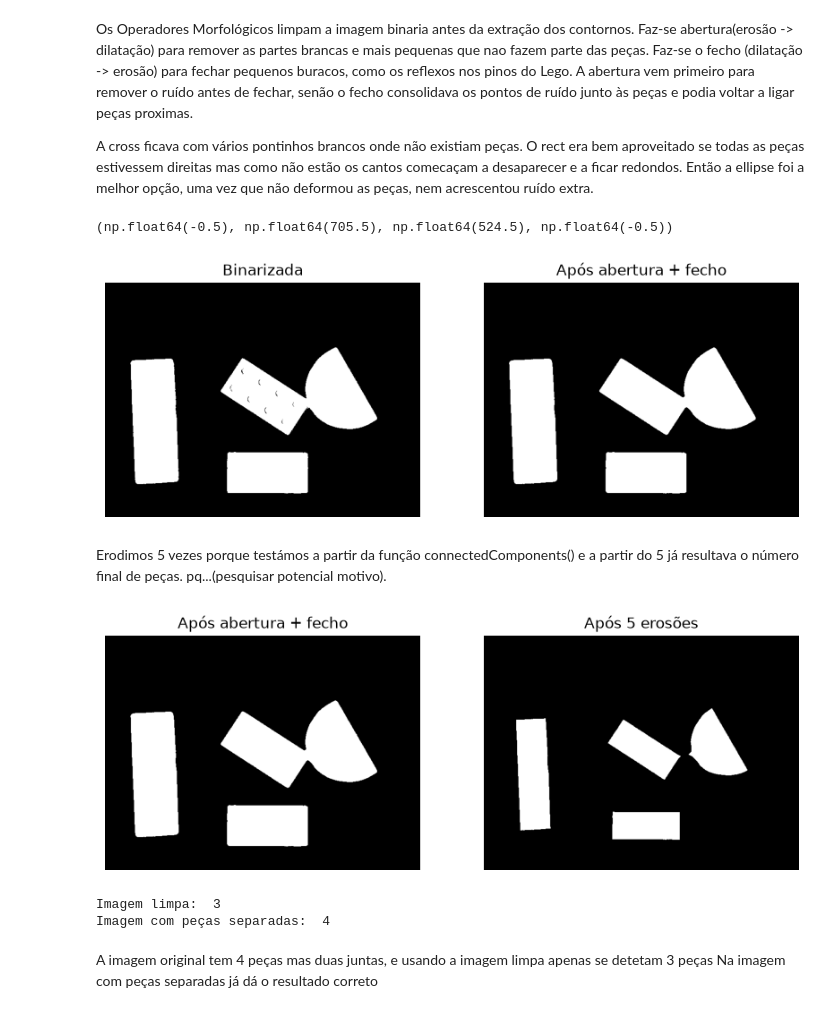
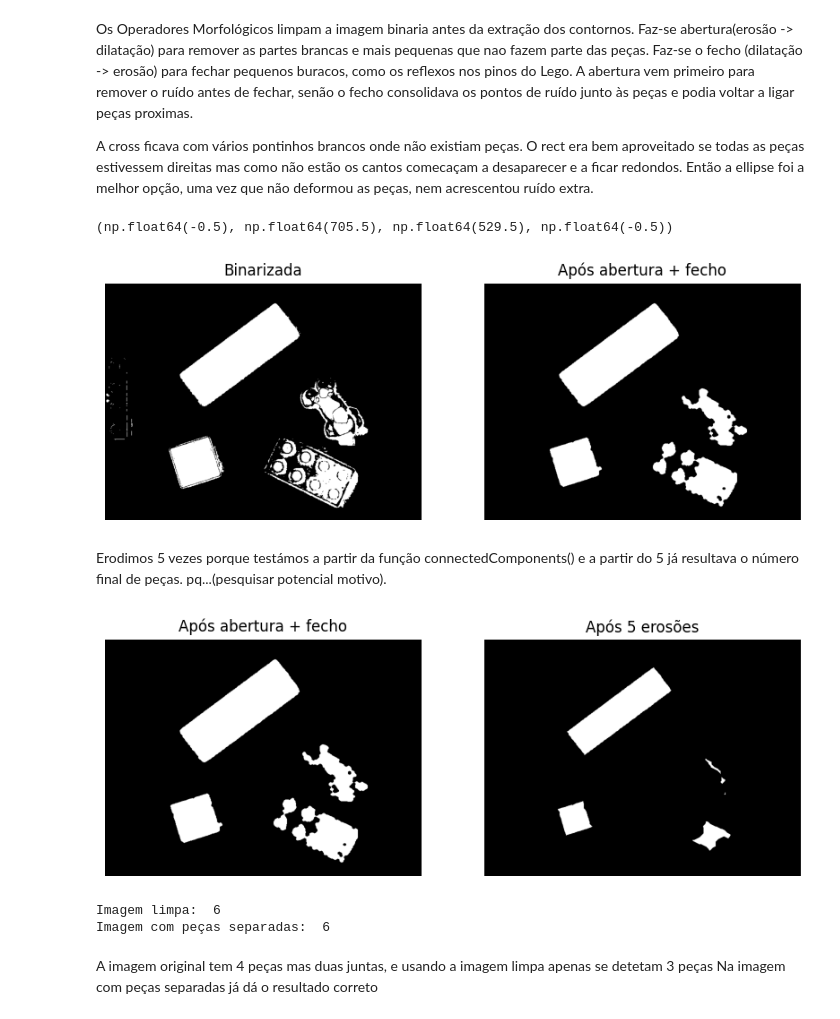
Before and after one commit to beatizisjesus-ctrl/PIV_TP1, a Jupyter notebook: PIV_TP1.ipynb, the cells around one changed output. Drawn from its saved outputs; the diff is of its cells as text; code cells hidden in the pictures.

```diff
--- a/PIV_TP1.ipynb
+++ b/PIV_TP1.ipynb
@@ -6,10 +7,12 @@ import matplotlib.pyplot as plt
 numTeste = [12, 21, 30, 32]
 numTreino = [1, 2, 4, 9, 10, 11, 13, 22, 23, 25]
 
-testes = [cv2.imread(f"treino/lego{n}.jpg") for n in numTeste]
+teste = [cv2.imread(f"treino/lego{n}.jpg") for n in numTeste]
 treino = [cv2.imread(f"treino/lego0{n}.jpg" if n < 10 else f"treino/lego{n}.jpg") for n in numTreino]
 
-imagens = treino
+imagens = teste
+
+i = 3 # Imagem a treinar/testar
 # %% [markdown]
 
 Em tons de cinzento, o fundo azul e algumas peças (vermelha, verde, laranja...) ficam com brilho parecido, e nenhum limiar, fixo ou Otsu, as consegue separar. O problema não é o valor do limiar, é que o brilho não distingue fundo de peças. A solução é segmentar pela cor. Ou seja, em ves de ler a imagem em tons de cinzento, esta sera lida com as cores originais e usa-se o fundo azul como referência.
@@ -55,31 +145,31 @@ A cross ficava com vários pontinhos brancos onde não existiam peças. O rect e
 # %%
 # Operadores Morfológicos
 
 kernel = cv2.getStructuringElement(cv2.MORPH_ELLIPSE, (7,7)) # elemento estruturante
 
 # O fecho é melhor
 
 # A função limpar aplica abertura seguida de fecho a uma imagem binária
 # Problema: não separam peças muito próximas
 def limpar(bin_):
     abertura = cv2.morphologyEx(bin_, cv2.MORPH_OPEN, kernel)    # abertura
     fecho = cv2.morphologyEx(abertura, cv2.MORPH_CLOSE, kernel)   # fecho
     return fecho
 
 img_limpo = [limpar(b) for b in binarizacao]
 
 fig, ax = plt.subplots(1, 2, figsize=(10, 4))
 
-ax[0].imshow(binarizacao[6], cmap="gray")
+ax[0].imshow(binarizacao[i], cmap="gray")
 ax[0].set_title("Binarizada")
 ax[0].axis("off")
 
-ax[1].imshow(img_limpo[6], cmap="gray")
+ax[1].imshow(img_limpo[i], cmap="gray")
 ax[1].set_title("Após abertura + fecho")
 ax[1].axis("off")
 # %% [output]
-(np.float64(-0.5), np.float64(705.5), np.float64(524.5), np.float64(-0.5))
+(np.float64(-0.5), np.float64(705.5), np.float64(529.5), np.float64(-0.5))
-[figure, old version]
+[figure, new version]
 # %% [markdown]
 Erodimos 5 vezes porque testámos a partir da função connectedComponents() e a partir do 5 já resultava o número final de peças. pq...(pesquisar potencial motivo).
 # %%
@@ -94,11 +184,11 @@ img_sep   = [separar(l) for l in img_limpo]
 
 fig, ax = plt.subplots(1, 2, figsize=(10, 4))
 
-ax[0].imshow(img_limpo[6], cmap="gray")
+ax[0].imshow(img_limpo[i], cmap="gray")
 ax[0].set_title("Após abertura + fecho")
 ax[0].axis("off")
 
-ax[1].imshow(img_sep[6], cmap="gray")
+ax[1].imshow(img_sep[i], cmap="gray")
 ax[1].set_title("Após 5 erosões")
 ax[1].axis("off")
 plt.show()
@@ -110,12 +200,12 @@ resultado_sep= [cv2.connectedComponents(ts) for ts in img_sep]
 # [x][0] -> n objetos
 # [x][1] -> etiquetas
 
-print("Imagem limpa: ", resultado_limpo[6][0] - 1) # 0 é o fundo, daí subtraí-se 1
-print("Imagem com peças separadas: ", resultado_sep[6][0] - 1)
+print("Imagem limpa: ", resultado_limpo[i][0] - 1) # 0 é o fundo, daí subtraí-se 1
+print("Imagem com peças separadas: ", resultado_sep[i][0] - 1)
 # %% [output]
-[figure, old version]
+[figure, new version]
-Imagem limpa:  3
-Imagem com peças separadas:  4
+Imagem limpa:  6
+Imagem com peças separadas:  6
 # %% [markdown]
 A imagem original tem 4 peças mas duas juntas, e usando a imagem limpa apenas se detetam 3 peças
 Na imagem com peças separadas já dá o resultado correto
```
Also changed, not shown: parts of 6 cells of this notebook.
